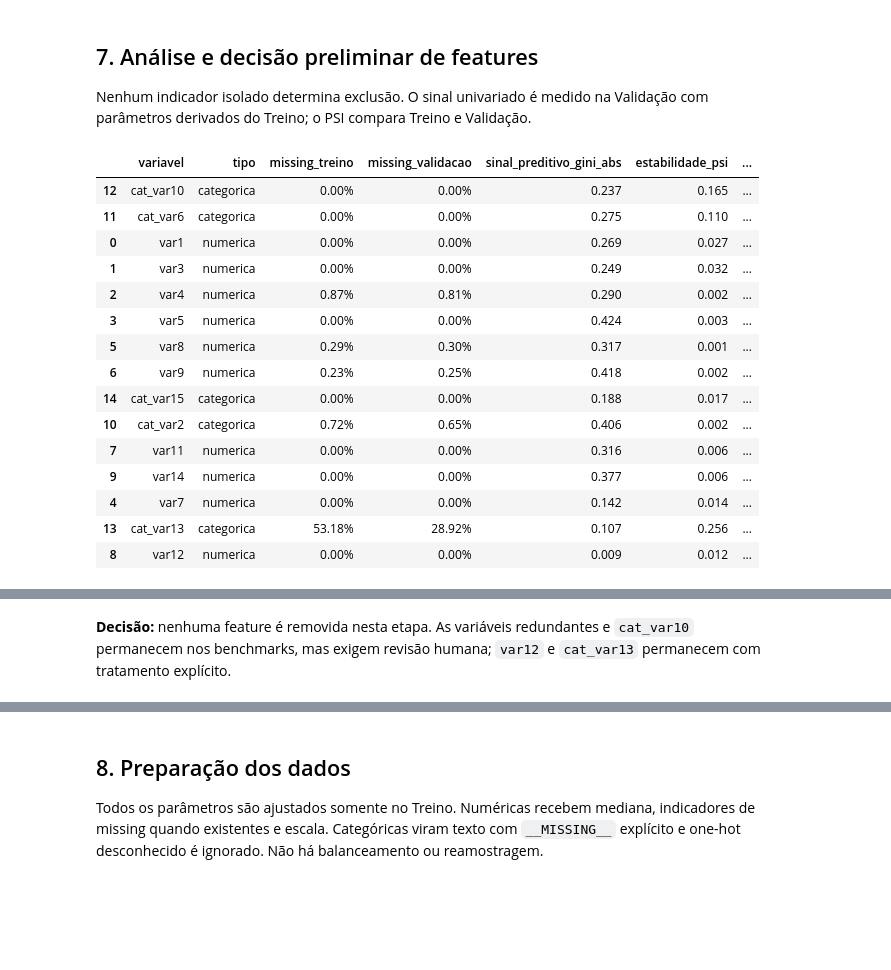
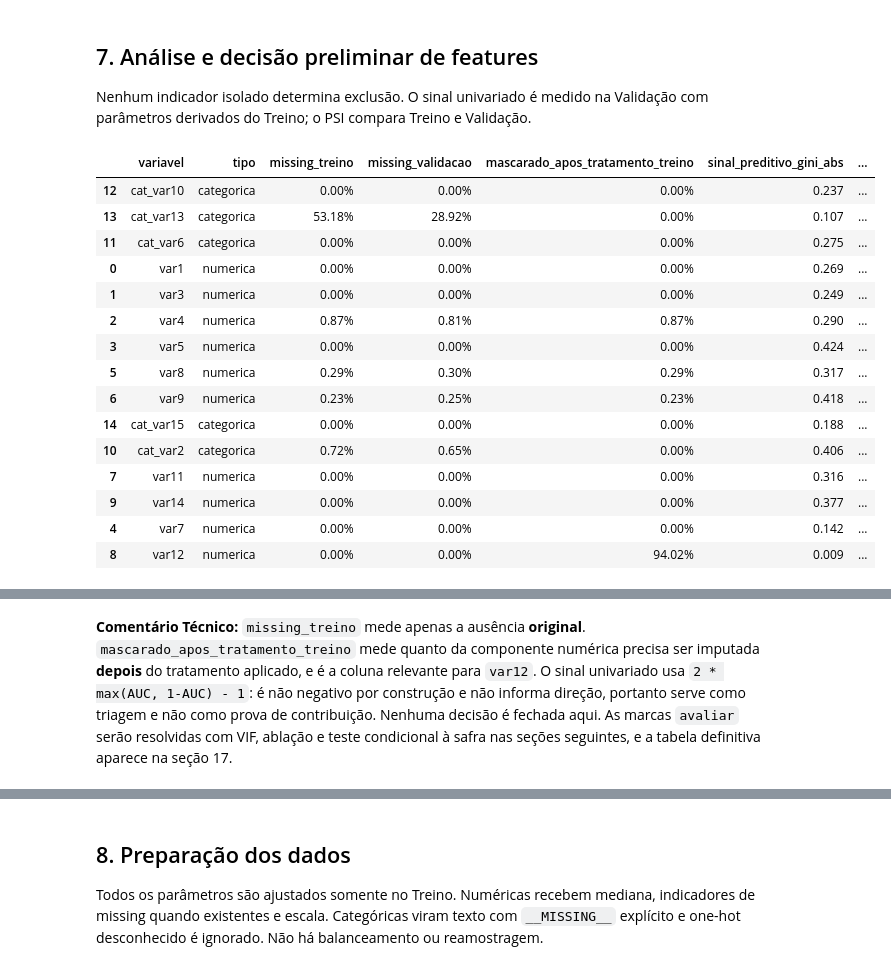
Before and after one commit to ariel-velardo/datascience, a Jupyter notebook: projetos/credit-card-behavior-score/notebooks/credit_card_behavior_score.ipynb, the cells around one changed output, grey strips where cells are left out. Cells and saved outputs as stored; diff of their text form; code cells hidden in the pictures; blank space fills up the shorter version.

```diff
--- a/projetos/credit-card-behavior-score/notebooks/credit_card_behavior_score.ipynb
+++ b/projetos/credit-card-behavior-score/notebooks/credit_card_behavior_score.ipynb
@@ -54,12 +56,15 @@ from src.behavior_score.features import (
 from src.behavior_score.metrics import (
     calcular_lift_por_decil, calcular_metricas_classificacao,
 )
+from src.behavior_score.stability import (
+    calcular_psi_categorico, calcular_psi_numerico,
+)
 from src.behavior_score.visualization import (
     CORES, aplicar_eixo_percentual, aplicar_layout_executivo, salvar_grafico,
 )
 
 pd.set_option('display.max_columns', 60)
-pd.set_option('display.max_rows', 40)
+pd.set_option('display.max_rows', 60)
 print(f'Python: {sys.version.split()[0]} | raiz: {RAIZ}')
 # %% [output]
 Python: 3.11.9 | raiz: C:\GitHub\datascience\projetos\credit-card-behavior-score
@@ -354,58 +386,81 @@ display(Markdown(
 
 Nenhum indicador isolado determina exclusão. O sinal univariado é medido na Validação com parâmetros derivados do Treino; o PSI compara Treino e Validação.
 # %%
+def percentual_mascarado_apos_tratamento(amostra: pd.DataFrame, variavel: str, tipo: str) -> float:
+    """Fração de registros cuja componente numérica precisa ser imputada.
+
+    Para categóricas o resultado é zero: a ausência vira categoria explícita e
+    nada é imputado. Para ``var12`` somam-se ausência nativa e códigos especiais,
+    porque ambos são mascarados antes da imputação.
+    """
+
+    serie = amostra[variavel]
+    if tipo == 'categorica':
+        return 0.0
+    if variavel == 'var12':
+        return float((serie.isna() | serie.isin(CODIGOS_ESPECIAIS_VAR12)).mean())
+    return float(serie.isna().mean())
+
 variaveis_redundantes = set(pares_correlacionados.query('correlacao_spearman_abs >= 0.80')[['variavel_1', 'variavel_2']].to_numpy().ravel())
 registros_features = []
 for variavel in VARIAVEIS_MODELO:
     tipo = 'numerica' if variavel in VARIAVEIS_NUMERICAS else 'categorica'
     if tipo == 'numerica':
         sinal = sinal_univariado_numerico(variavel)
         especiais = CODIGOS_ESPECIAIS_VAR12 if variavel == 'var12' else ()
-        estabilidade = psi_numerico(treino[variavel], validacao[variavel], especiais)
+        estabilidade = calcular_psi_numerico(treino[variavel], validacao[variavel], especiais=especiais)
     else:
         sinal = sinal_univariado_categorico(variavel)
-        estabilidade = psi_categorico(treino[variavel], validacao[variavel])
+        estabilidade = calcular_psi_categorico(treino[variavel], validacao[variavel])
     if variavel == 'var12':
         decisao, observacao = 'manter_com_tratamento', 'separar componente contínua e códigos especiais'
     elif variavel == 'cat_var13':
-        decisao, observacao = 'manter_com_tratamento', 'missing explícito; estabilidade temporal material'
+        decisao, observacao = 'avaliar', 'missing explícito; exige teste condicional à safra'
     elif variavel == 'cat_var10':
-        decisao, observacao = 'avaliar', 'concentração e drift; sinal ainda presente'
+        decisao, observacao = 'avaliar', 'concentração e drift; exige ablação'
     elif variavel == 'cat_var6':
-        decisao, observacao = 'avaliar', 'PSI Treino–Validação material; revisar estabilidade temporal'
+        decisao, observacao = 'avaliar', 'PSI Treino-Validação material; exige ablação'
     elif variavel in variaveis_redundantes:
-        decisao, observacao = 'avaliar', 'redundância alta; manter nos benchmarks regularizados/não lineares'
+        decisao, observacao = 'avaliar', 'redundância alta; exige VIF e ablação'
     else:
         decisao, observacao = 'manter', 'sem bloqueador isolado no desenvolvimento'
     registros_features.append({
         'variavel': variavel, 'tipo': tipo, 'missing_treino': treino[variavel].isna().mean(),
-        'missing_validacao': validacao[variavel].isna().mean(), 'sinal_preditivo_gini_abs': sinal,
+        'missing_validacao': validacao[variavel].isna().mean(),
+        'mascarado_apos_tratamento_treino': percentual_mascarado_apos_tratamento(treino, variavel, tipo),
+        'sinal_preditivo_gini_abs': sinal,
         'estabilidade_psi': estabilidade, 'observacao': observacao, 'decisao_preliminar': decisao,
     })
 tabela_features = pd.DataFrame(registros_features).sort_values(['decisao_preliminar', 'variavel'])
 display(tabela_features.style.format({'missing_treino': '{:.2%}', 'missing_validacao': '{:.2%}',
+    'mascarado_apos_tratamento_treino': '{:.2%}',
     'sinal_preditivo_gini_abs': '{:.3f}', 'estabilidade_psi': '{:.3f}'}))
 display(tabela_features['decisao_preliminar'].value_counts().rename_axis('decisao').to_frame('features'))
 display(Markdown(
-    "**Decisão:** nenhuma feature é removida nesta etapa. As variáveis redundantes e `cat_var10` permanecem "
-    "nos benchmarks, mas exigem revisão humana; `var12` e `cat_var13` permanecem com tratamento explícito."
+    "**Comentário Técnico:** `missing_treino` mede apenas a ausência **original**. "
+    "`mascarado_apos_tratamento_treino` mede quanto da componente numérica precisa ser imputada **depois** "
+    "do tratamento aplicado, e é a coluna relevante para `var12`. O sinal univariado usa "
+    "`2 * max(AUC, 1-AUC) - 1`: é não negativo por construção e não informa direção, portanto serve como "
+    "triagem e não como prova de contribuição. Nenhuma decisão é fechada aqui. As marcas `avaliar` serão "
+    "resolvidas com VIF, ablação e teste condicional à safra nas seções seguintes, e a tabela definitiva "
+    "aparece na seção 17."
 ))
 # %% [output]
-|  | variavel | tipo | missing_treino | missing_validacao | sinal_preditivo_gini_abs | estabilidade_psi | ... |
-| 12 | cat_var10 | categorica | 0.00% | 0.00% | 0.237 | 0.165 | ... |
-| 11 | cat_var6 | categorica | 0.00% | 0.00% | 0.275 | 0.110 | ... |
-| 0 | var1 | numerica | 0.00% | 0.00% | 0.269 | 0.027 | ... |
-| 1 | var3 | numerica | 0.00% | 0.00% | 0.249 | 0.032 | ... |
-| 2 | var4 | numerica | 0.87% | 0.81% | 0.290 | 0.002 | ... |
-| 3 | var5 | numerica | 0.00% | 0.00% | 0.424 | 0.003 | ... |
-| 5 | var8 | numerica | 0.29% | 0.30% | 0.317 | 0.001 | ... |
-| 6 | var9 | numerica | 0.23% | 0.25% | 0.418 | 0.002 | ... |
-| 14 | cat_var15 | categorica | 0.00% | 0.00% | 0.188 | 0.017 | ... |
-| 10 | cat_var2 | categorica | 0.72% | 0.65% | 0.406 | 0.002 | ... |
-| 7 | var11 | numerica | 0.00% | 0.00% | 0.316 | 0.006 | ... |
-| 9 | var14 | numerica | 0.00% | 0.00% | 0.377 | 0.006 | ... |
-| 4 | var7 | numerica | 0.00% | 0.00% | 0.142 | 0.014 | ... |
-| 13 | cat_var13 | categorica | 53.18% | 28.92% | 0.107 | 0.256 | ... |
-| 8 | var12 | numerica | 0.00% | 0.00% | 0.009 | 0.012 | ... |
+|  | variavel | tipo | missing_treino | missing_validacao | mascarado_apos_tratamento_treino | sinal_preditivo_gini_abs | ... |
+| 12 | cat_var10 | categorica | 0.00% | 0.00% | 0.00% | 0.237 | ... |
+| 13 | cat_var13 | categorica | 53.18% | 28.92% | 0.00% | 0.107 | ... |
+| 11 | cat_var6 | categorica | 0.00% | 0.00% | 0.00% | 0.275 | ... |
+| 0 | var1 | numerica | 0.00% | 0.00% | 0.00% | 0.269 | ... |
+| 1 | var3 | numerica | 0.00% | 0.00% | 0.00% | 0.249 | ... |
+| 2 | var4 | numerica | 0.87% | 0.81% | 0.87% | 0.290 | ... |
+| 3 | var5 | numerica | 0.00% | 0.00% | 0.00% | 0.424 | ... |
+| 5 | var8 | numerica | 0.29% | 0.30% | 0.29% | 0.317 | ... |
+| 6 | var9 | numerica | 0.23% | 0.25% | 0.23% | 0.418 | ... |
+| 14 | cat_var15 | categorica | 0.00% | 0.00% | 0.00% | 0.188 | ... |
+| 10 | cat_var2 | categorica | 0.72% | 0.65% | 0.00% | 0.406 | ... |
+| 7 | var11 | numerica | 0.00% | 0.00% | 0.00% | 0.316 | ... |
+| 9 | var14 | numerica | 0.00% | 0.00% | 0.00% | 0.377 | ... |
+| 4 | var7 | numerica | 0.00% | 0.00% | 0.00% | 0.142 | ... |
+| 8 | var12 | numerica | 0.00% | 0.00% | 94.02% | 0.009 | ... |
 |  | features |
 | decisao |  |
@@ -415,2 +470,2 @@ display(Markdown(
-**Decisão:** nenhuma feature é removida nesta etapa. As variáveis redundantes e `cat_var10` permanecem nos benchmarks, mas exigem revisão humana; `var12` e `cat_var13` permanecem com tratamento explícito.
+**Comentário Técnico:** `missing_treino` mede apenas a ausência **original**. `mascarado_apos_tratamento_treino` mede quanto da componente numérica precisa ser imputada **depois** do tratamento aplicado, e é a coluna relevante para `var12`. O sinal univariado usa `2 * max(AUC, 1-AUC) - 1`: é não negativo por construção e não informa direção, portanto serve como triagem e não como prova de contribuição. Nenhuma decisão é fechada aqui. As marcas `avaliar` serão resolvidas com VIF, ablação e teste condicional à safra nas seções seguintes, e a tabela definitiva aparece na seção 17.
 # %% [markdown]
```
Also changed, not shown: parts of 52 cells of this notebook, 18 other files.
